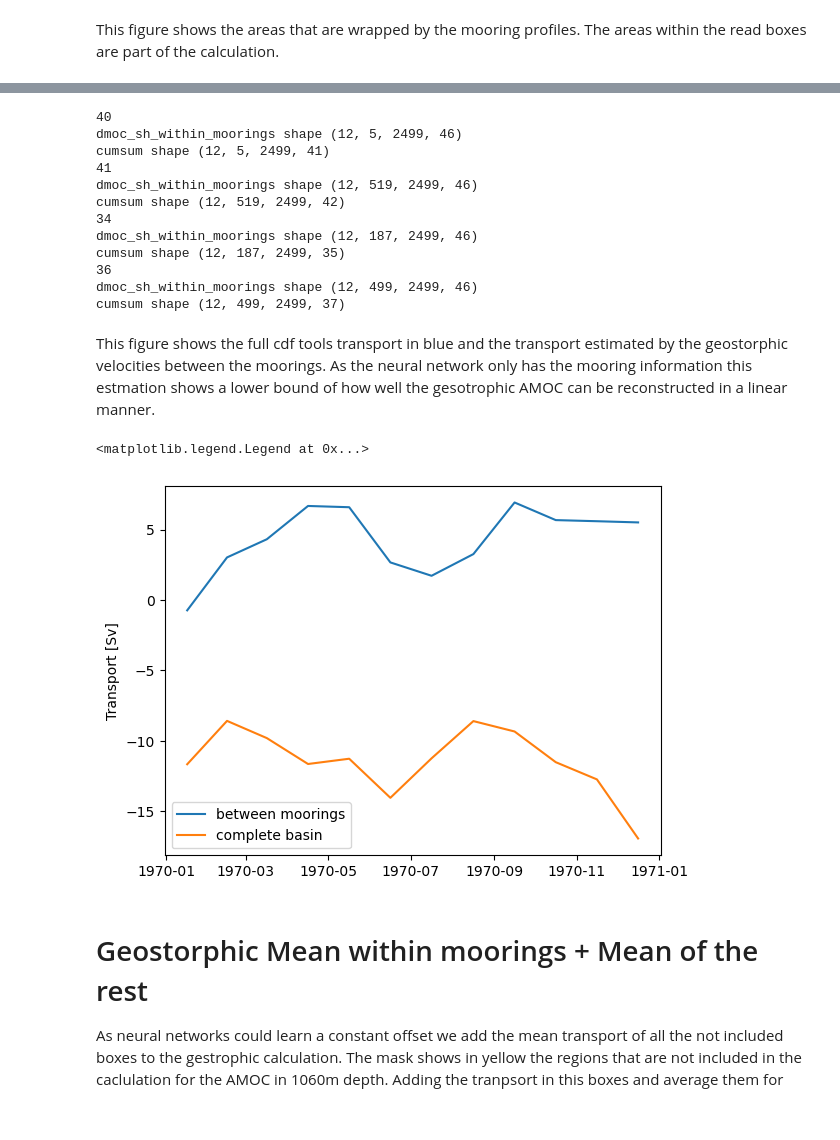
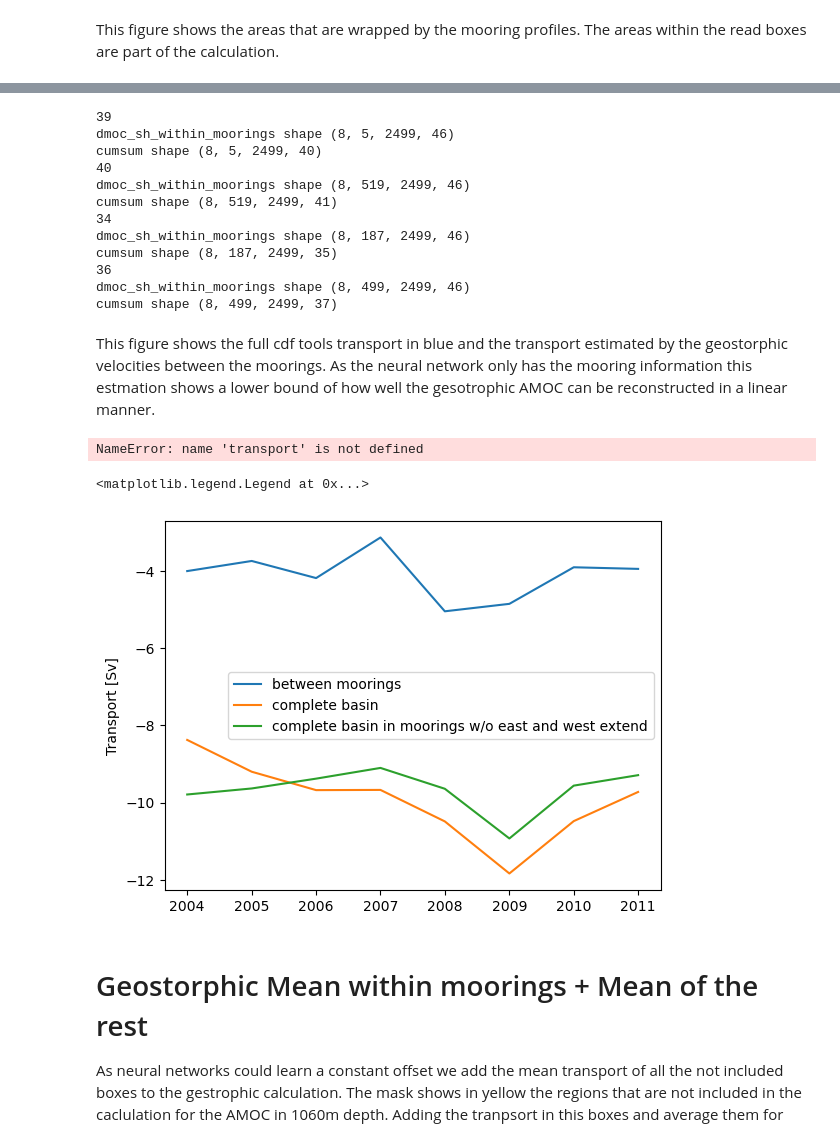
Before and after one commit to ywoelker/rapid-geostrophic-reconstruction, a Jupyter notebook: viking20x-geostrophic-mlp-error.ipynb, the cells around one changed output, grey strips where cells are left out. Cells and saved outputs as stored; diff of their text form; code cells hidden in the pictures.

```diff
--- a/viking20x-geostrophic-mlp-error.ipynb
+++ b/viking20x-geostrophic-mlp-error.ipynb
@@ -92,9 +104,13 @@ rho = rho.vosigmainsitu
 ds_m, ds_mask = load_masks(True, 'VIKING20X.L46-KFS003')
 ds_m = ds_m.assign_coords(x=np.arange(ds_m.dims["x"]), y=np.arange(ds_m.dims["y"]))
 ds_mask = ds_mask.assign_coords(x=np.arange(ds_mask.dims["x"]), y=np.arange(ds_mask.dims["y"]))
+# %%
+frame = xr.zeros_like(rho)
+
+frame[:, :, 1100: 1350, :] = rho.isel(y = slice(1100, 1350)).values
 # %%
 # Load the data into memory
-dens_all_t = rho.transpose('time_counter', 'x', 'y', 'z').values
+dens_all_t = frame.transpose('time_counter', 'x', 'y', 'z').values
 tmask = ds_m.tmask.transpose('x', 'y', 'z').values
 umask = ds_m.umask.transpose('x', 'y', 'z').values
 vmask = ds_m.vmask.transpose('x', 'y', 'z').values
@@ -213,19 +292,19 @@ mooring_pairs = [(0,1), (1,3), (3,4), (4,2)]
 fig = plt.figure()
 ax = fig.add_subplot(111)
 
-ax.pcolormesh(ds_m.nav_lon.isel(y = 1270).values, ds_m.nav_lev.values, 1 - ds_m.tmask.isel(y = 1270).values, cmap = 'gray')
+ax.pcolormesh(ds_m.nav_lon.isel(y = target_y).values, ds_m.nav_lev.values, 1 - ds_m.tmask.isel(y = target_y).values, cmap = 'gray')
 
 for section_i, (mooring_i, mooring_j) in enumerate(mooring_pairs):
-    non_blocked_depth = (1 - ds_m.tmask).isel(y = 1270, x = slice(mooring_indices_x[mooring_i]+1, mooring_indices_x[mooring_j])).sum('x').values
+    non_blocked_depth = (1 - ds_m.tmask).isel(y = target_y, x = slice(mooring_indices_x[mooring_i]+1, mooring_indices_x[mooring_j])).sum('x').values
 
     last_empty_cell_index  = np.max(np.argwhere(non_blocked_depth <  .05 * (mooring_indices_x[mooring_j]-  mooring_indices_x[mooring_i])))
 
     # ax.vlines(mooring_indices_x[mooring_i], ymin = 0, ymax = 50, color = 'r')
-    ax.vlines(ds_m.nav_lon.isel(y = 1270, x = mooring_indices_x[mooring_i]).values, ymin = 0, ymax = ds_m.nav_lev.isel(z = last_empty_cell_index).values, color = 'r')
-    ax.vlines(ds_m.nav_lon.isel(y = 1270, x = mooring_indices_x[mooring_j]).values, ymin = 0, ymax = ds_m.nav_lev.isel(z = last_empty_cell_index).values, color = 'r')
+    ax.vlines(ds_m.nav_lon.isel(y = target_y, x = mooring_indices_x[mooring_i]).values, ymin = 0, ymax = ds_m.nav_lev.isel(z = last_empty_cell_index).values, color = 'r')
+    ax.vlines(ds_m.nav_lon.isel(y = target_y, x = mooring_indices_x[mooring_j]).values, ymin = 0, ymax = ds_m.nav_lev.isel(z = last_empty_cell_index).values, color = 'r')
 
 
-    ax.hlines( ds_m.nav_lev.isel(z = last_empty_cell_index).values, xmin = ds_m.nav_lon.isel(y = 1270, x = mooring_indices_x[mooring_i]).values, xmax = ds_m.nav_lon.isel(y = 1270, x = mooring_indices_x[mooring_j]).values, color = 'r')
+    ax.hlines( ds_m.nav_lev.isel(z = last_empty_cell_index).values, xmin = ds_m.nav_lon.isel(y = target_y, x = mooring_indices_x[mooring_i]).values, xmax = ds_m.nav_lon.isel(y = target_y, x = mooring_indices_x[mooring_j]).values, color = 'r')
 
 ax.invert_yaxis()
 # %% [output]
@@ -244,13 +323,14 @@ last_empty_cell_indices = []
 
 for section_i, (mooring_i, mooring_j) in enumerate(mooring_pairs):
     mean_y_index = (mooring_indices_y[mooring_i] + mooring_indices_y[mooring_j]) // 2
+    mean_y_index = target_y
 
-    distance = ds_m.e1u.isel(y = mean_y_index, x = slice(mooring_indices_x[mooring_i], mooring_indices_x[mooring_j])).sum('x').values
+    # distance = ds_m.e1u.isel(y = mean_y_index, x = slice(mooring_indices_x[mooring_i], mooring_indices_x[mooring_j])).sum('x').values
 
 
-    non_blocked_depth = (1 - ds_m.tmask).isel(y = 1270, x = slice(mooring_indices_x[mooring_i]+1, mooring_indices_x[mooring_j])).sum('x').values
+    non_blocked_depth = (1 - ds_m.tmask).isel(y = mean_y_index, x = slice(mooring_indices_x[mooring_i]+1, mooring_indices_x[mooring_j])).sum('x').values
 
-    last_empty_cell_index  = np.max(np.argwhere(non_blocked_depth <  .1 * (mooring_indices_x[mooring_j]-  mooring_indices_x[mooring_i])))
+    last_empty_cell_index  = np.max(np.argwhere(non_blocked_depth <  .05 * (mooring_indices_x[mooring_j]-  mooring_indices_x[mooring_i])))
     last_empty_cell_indices.append(last_empty_cell_index)
     print(last_empty_cell_index)
     # last_empty_cell_index = npk-1
@@ -264,30 +344,42 @@ for section_i, (mooring_i, mooring_j) in enumerate(mooring_pairs):
     explained_mooring_transport_per_x[:, section_i, mooring_indices_x[mooring_i]:mooring_indices_x[mooring_j], :last_empty_cell_index+1] = cumsum[...,mean_y_index,:]
     transport[:, section_i, :last_empty_cell_index+1] = np.nansum(cumsum[...,mean_y_index,:], axis = 1)
 # %% [output]
+39
+dmoc_sh_within_moorings shape (8, 5, 2499, 46)
+cumsum shape (8, 5, 2499, 40)
 40
-dmoc_sh_within_moorings shape (12, 5, 2499, 46)
-cumsum shape (12, 5, 2499, 41)
-41
-dmoc_sh_within_moorings shape (12, 519, 2499, 46)
-cumsum shape (12, 519, 2499, 42)
+dmoc_sh_within_moorings shape (8, 519, 2499, 46)
+cumsum shape (8, 519, 2499, 41)
 34
-dmoc_sh_within_moorings shape (12, 187, 2499, 46)
-cumsum shape (12, 187, 2499, 35)
+dmoc_sh_within_moorings shape (8, 187, 2499, 46)
+cumsum shape (8, 187, 2499, 35)
 36
-dmoc_sh_within_moorings shape (12, 499, 2499, 46)
-cumsum shape (12, 499, 2499, 37)
+dmoc_sh_within_moorings shape (8, 499, 2499, 46)
+cumsum shape (8, 499, 2499, 37)
 # %% [markdown]
 This figure shows the full cdf tools transport in blue and the transport estimated by the geostorphic velocities between the moorings. As the neural network only has the mooring information this estmation shows a lower bound of how well the gesotrophic AMOC can be reconstructed in a linear manner.
+# %%
+colors = ['r', 'g', 'b', 'y']
+
+for transport_i, (mooring_i, mooring_j) in enumerate(mooring_pairs):
+
+
+
+    plt.plot(rho.time_counter.values,transport[:, transport_i,  24], label = 'between moorings', c = colors[transport_i])
+    plt.plot(rho.time_counter.values,(np.cumsum(np.nansum(dmoc_alongx_allt[:, mooring_indices_x[mooring_i]: mooring_indices_x[mooring_j]+1, target_y], axis = 1)[..., ::-1], axis = -1)[...,::-1] / 1e6)[:, 24], label = 'complete basin in moorings w/o east and west extend', c = colors[transport_i], linestyle = '--')
+# %% [output]
+NameError: name 'transport' is not defined
 # %%
 #transport figure
 plt.plot(rho.time_counter.values,np.sum(transport, axis = 1)[:,  24], label = 'between moorings')
-plt.plot(rho.time_counter.values,amoc[:, 1273,24], label = 'complete basin')
+plt.plot(rho.time_counter.values,amoc[:, target_y,24], label = 'complete basin')
+plt.plot(rho.time_counter.values,(np.cumsum(np.nansum(dmoc_alongx_allt[:, min(mooring_indices_x): max(mooring_indices_x)+1, target_y], axis = 1)[..., ::-1], axis = -1)[...,::-1] / 1e6)[:, 24], label = 'complete basin in moorings w/o east and west extend')
 
 plt.ylabel('Transport [Sv]')
 plt.legend()
 # %% [output]
 <matplotlib.legend.Legend at 0x...>
-[figure, old version]
+[figure, new version]
 # %% [markdown]
 # Geostorphic Mean within moorings + Mean of the rest
 
```
Also changed, not shown: parts of 15 cells of this notebook, 26 other files.
